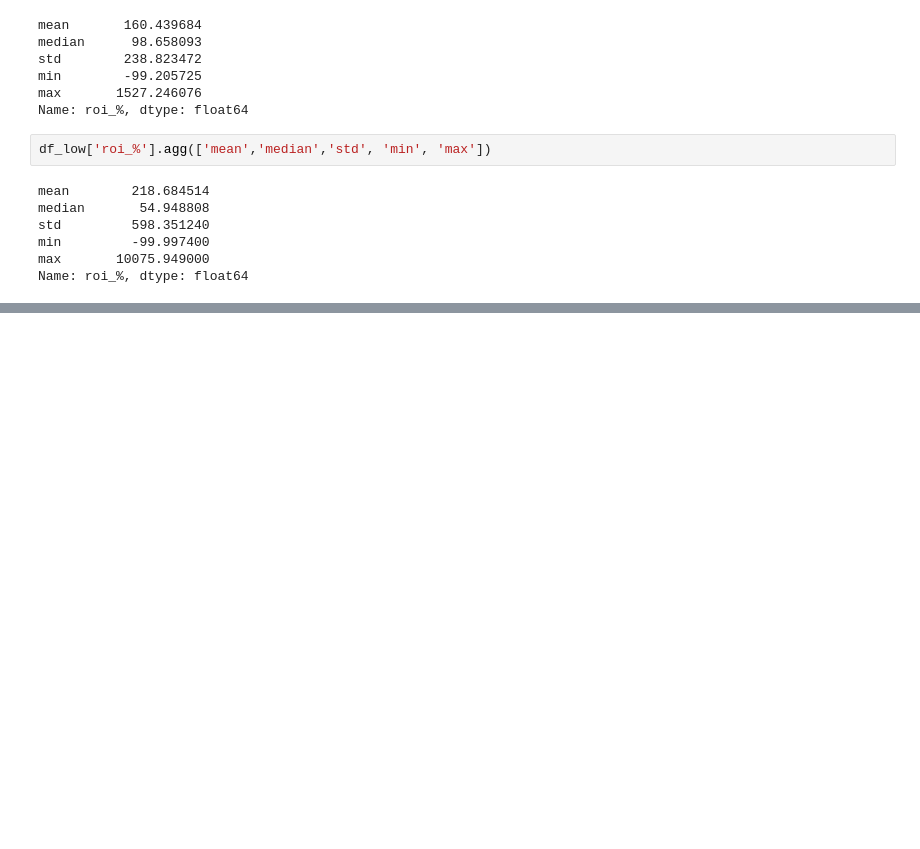
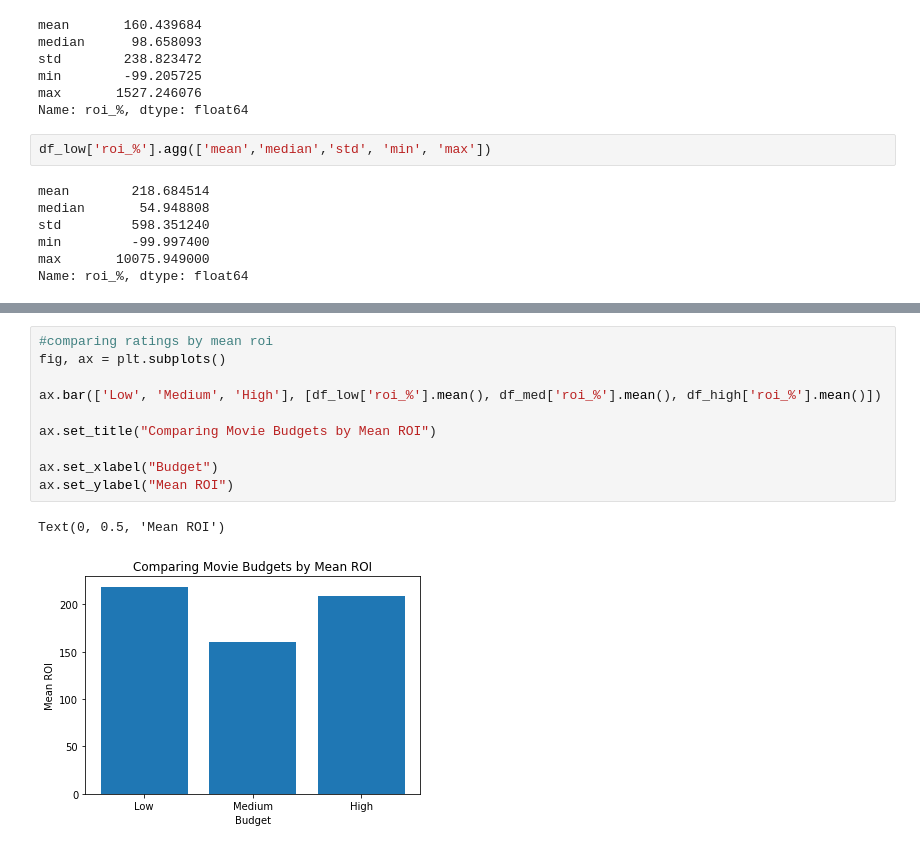
Before and after one commit to halemade/film_recommendations, a Jupyter notebook: explore_budget.ipynb, the cells around one changed output, grey strips where cells are left out. Drawn from its saved outputs; the diff is of its cells as text; blank space fills up the shorter version.

```diff
--- a/explore_budget.ipynb
+++ b/explore_budget.ipynb
@@ -272,0 +319,13 @@ Name: roi_%, dtype: float64
+# %%
+#comparing ratings by mean roi
+fig, ax = plt.subplots()
+
+ax.bar(['Low', 'Medium', 'High'], [df_low['roi_%'].mean(), df_med['roi_%'].mean(), df_high['roi_%'].mean()])
+
+ax.set_title("Comparing Movie Budgets by Mean ROI")
+
+ax.set_xlabel("Budget")
+ax.set_ylabel("Mean ROI")
+# %% [output]
+Text(0, 0.5, 'Mean ROI')
+[figure, added]
```
Also changed, not shown: parts of 2 cells of this notebook.
